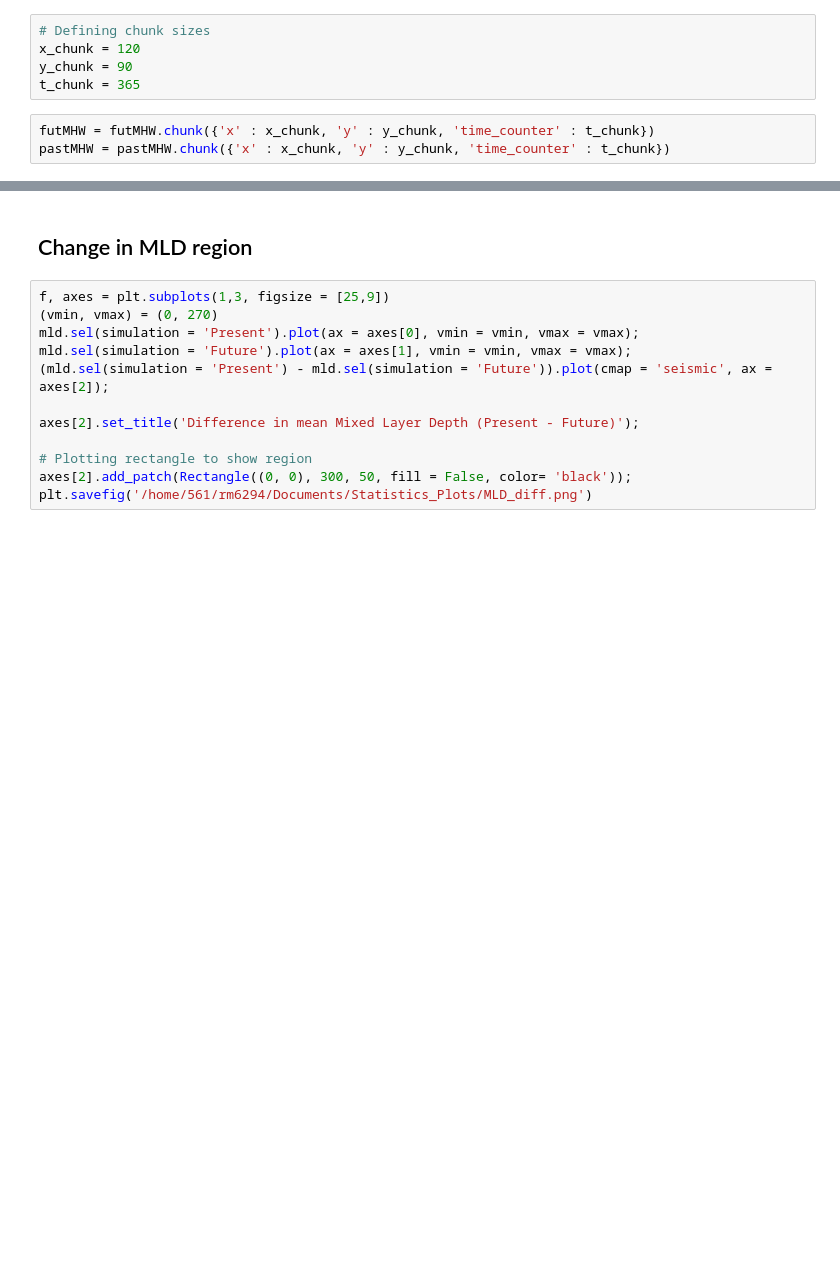
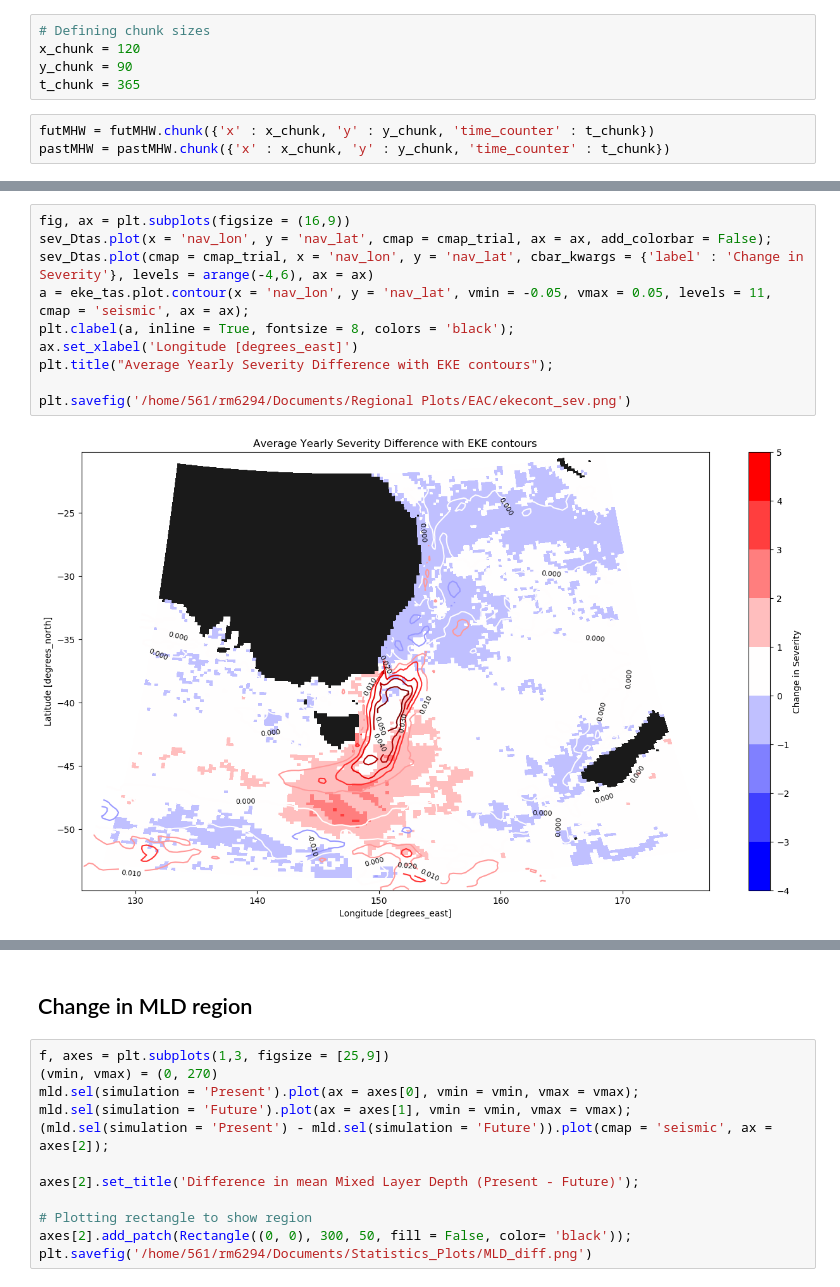
Before and after one commit to ritwik1111/MHW, a Jupyter notebook: Projects/MHW/Regional_Plots.ipynb, the cells around one changed output, grey strips where cells are left out. Cells and saved outputs as stored; diff of their text form; blank space fills up the shorter version.

```diff
--- a/Projects/MHW/Regional_Plots.ipynb
+++ b/Projects/MHW/Regional_Plots.ipynb
@@ -60,0 +142,12 @@ v = xr.open_dataset(mean_dir + 'ECL_NEMO_1990-2008_1d_grid_V_2D_mean.nc')['vos']
+# %%
+fig, ax = plt.subplots(figsize = (16,9))
+sev_Dtas.plot(x = 'nav_lon', y = 'nav_lat', cmap = cmap_trial, ax = ax, add_colorbar = False);
+sev_Dtas.plot(cmap = cmap_trial, x = 'nav_lon', y = 'nav_lat', cbar_kwargs = {'label' : 'Change in Severity'}, levels = arange(-4,6), ax = ax)
+a = eke_tas.plot.contour(x = 'nav_lon', y = 'nav_lat', vmin = -0.05, vmax = 0.05, levels = 11, cmap = 'seismic', ax = ax);
+plt.clabel(a, inline = True, fontsize = 8, colors = 'black');
+ax.set_xlabel('Longitude [degrees_east]')
+plt.title("Average Yearly Severity Difference with EKE contours");
+
+plt.savefig('/home/561/rm6294/Documents/Regional Plots/EAC/ekecont_sev.png')
+# %% [output]
+[figure, added]
```
Also changed, not shown: parts of 28 cells of this notebook, 1 other file.
